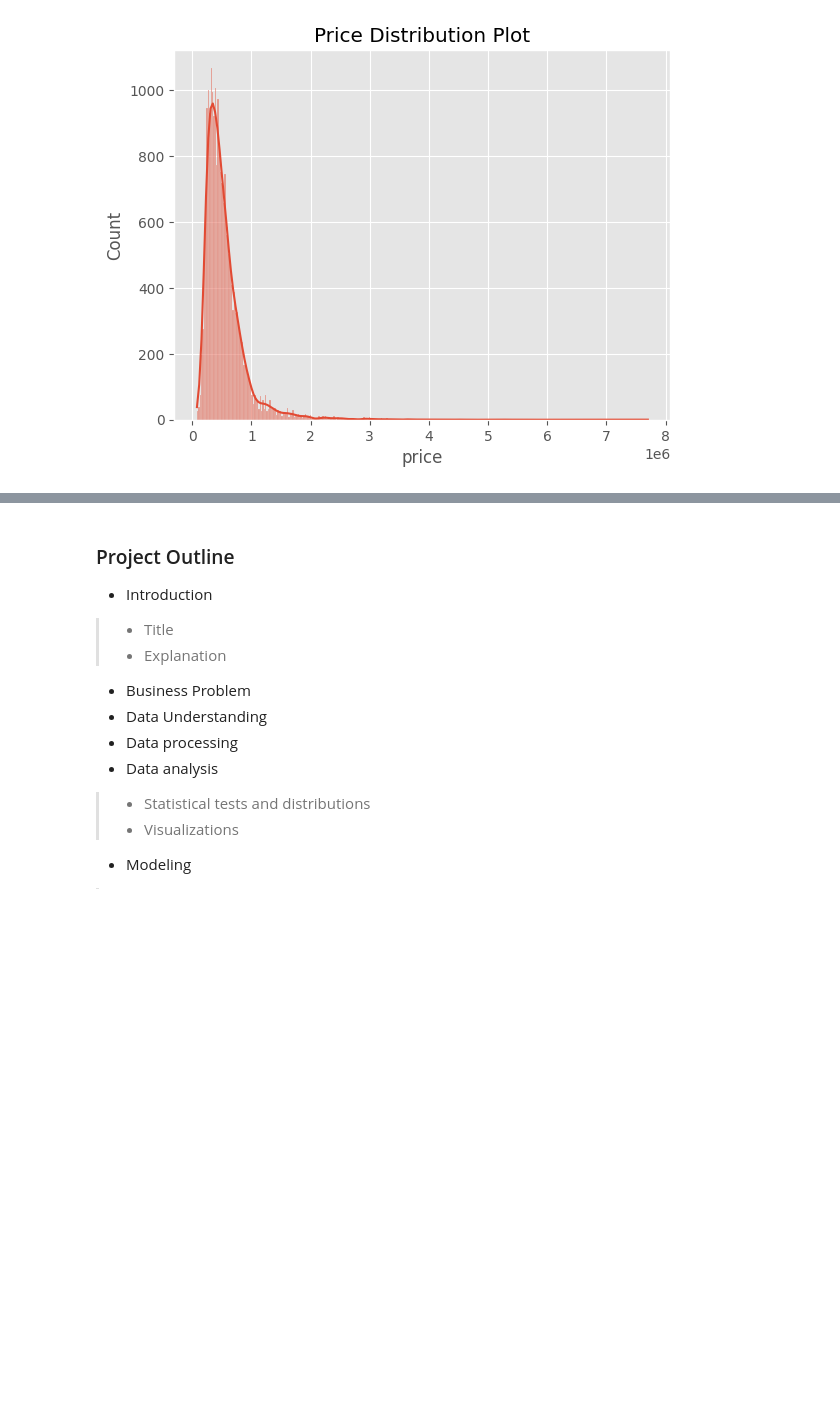
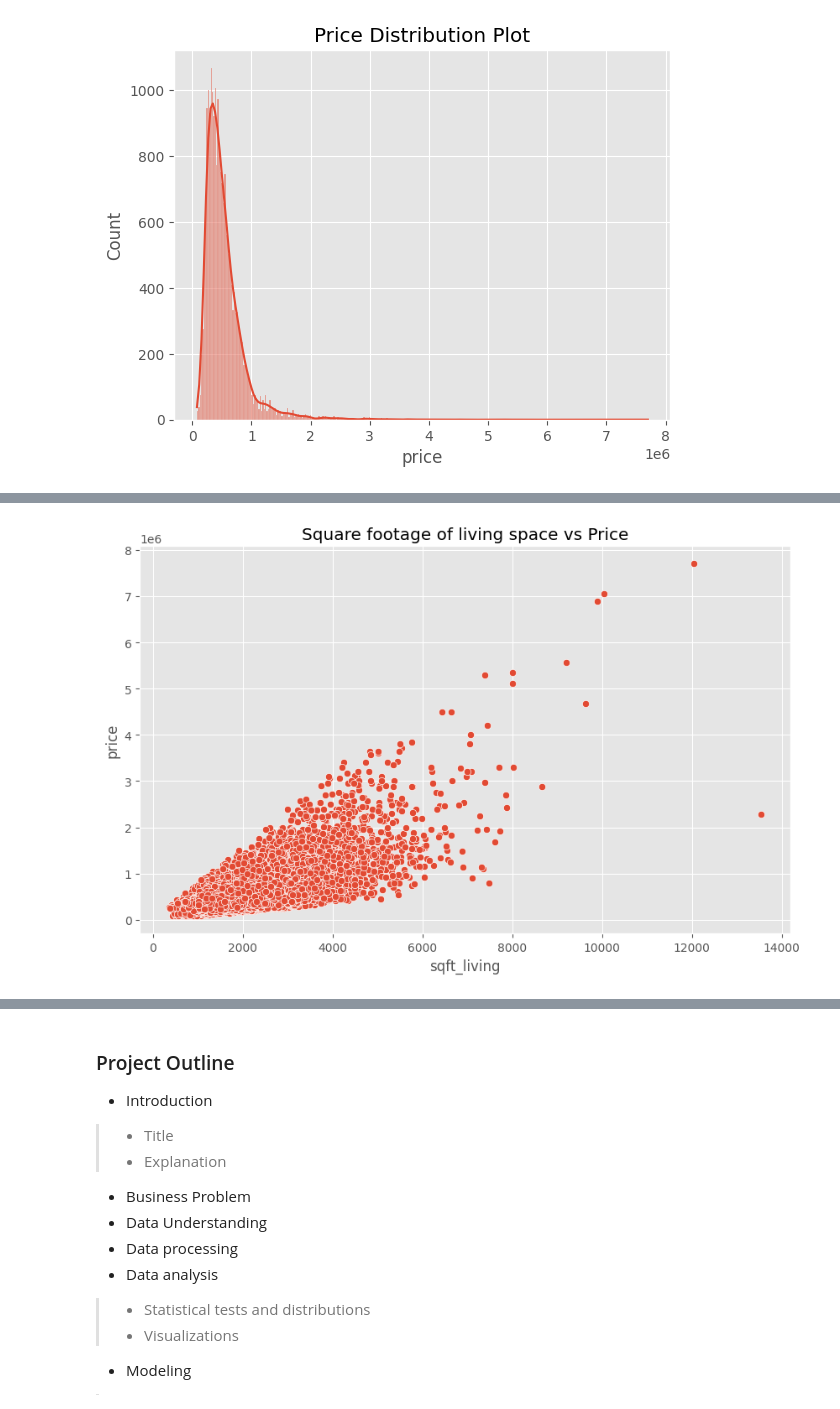
Before and after one commit to D-EKALE/KC-Housing-Project-2, a Jupyter notebook: student.ipynb, the cells around one changed output, grey strips where cells are left out. Cells and saved outputs as stored; diff of their text form; code cells hidden in the pictures; blank space fills up the shorter version.

```diff
--- a/student.ipynb
+++ b/student.ipynb
@@ -133,0 +158,8 @@ plt.show()
+# %%
+# Scatterplot of SquareFt Living vs Price
+plt.figure(figsize=(10,6))
+sns.scatterplot(data=df, x='sqft_living', y='price')
+plt.title('Square footage of living space vs Price')
+plt.show()
+# %% [output]
+[figure, added]
```
Also changed, not shown: parts of 8 cells of this notebook.
